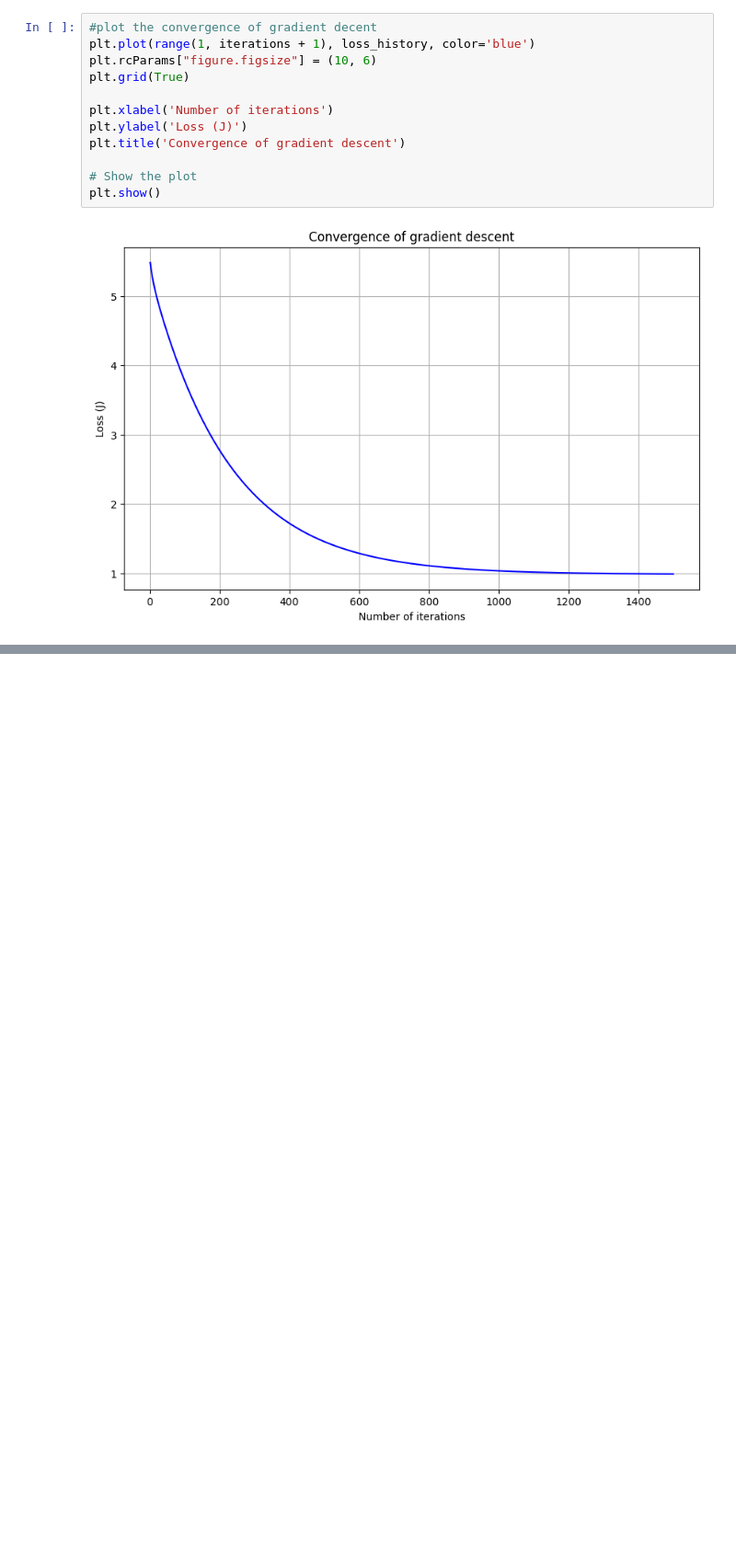
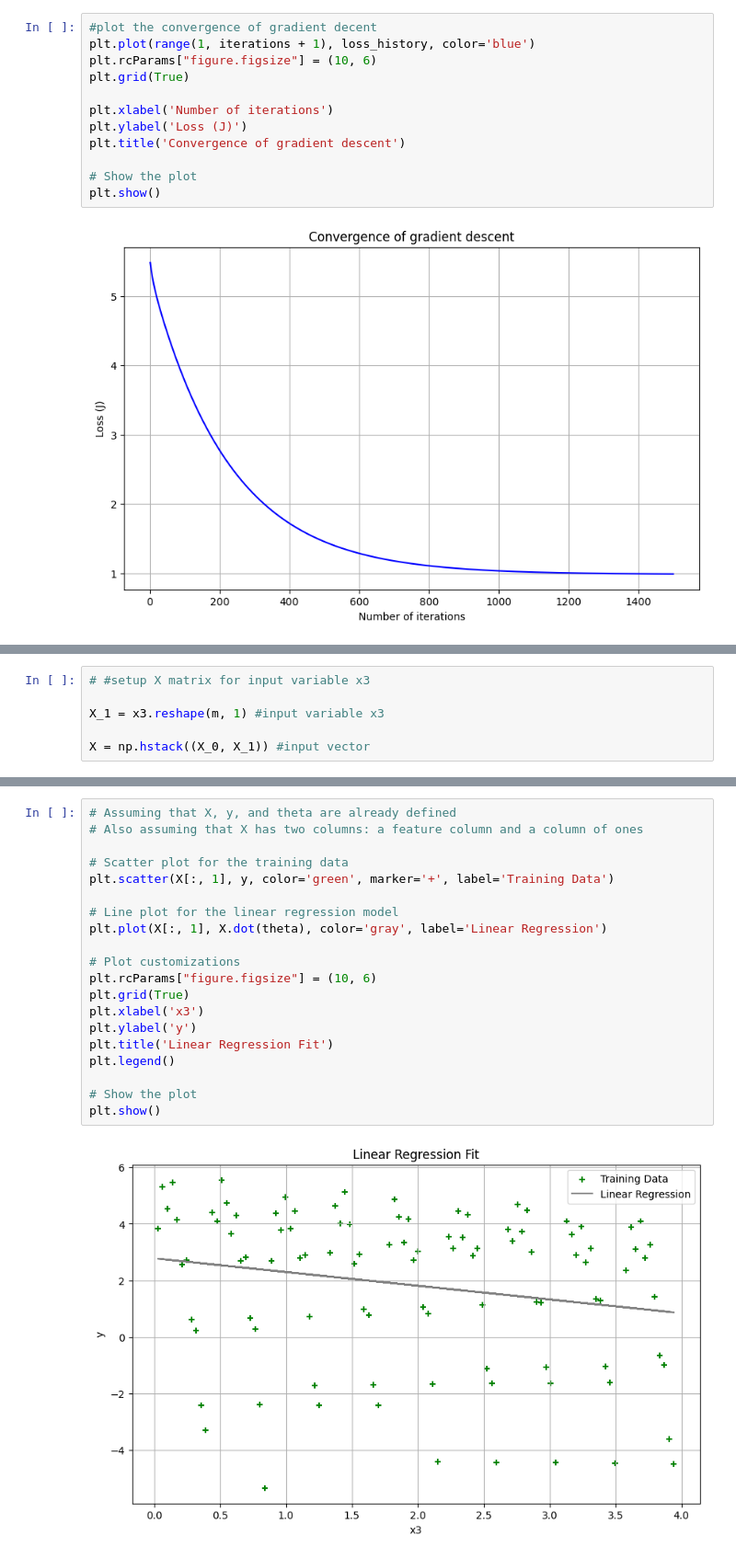
Before and after one commit to swetzel1/introduction_to_ml, a Jupyter notebook: hw1_problem1.ipynb, the cells around one changed output, grey strips where cells are left out. Shown at 92% size. Saved outputs shown, nothing was run; the diff lists cells and outputs as text; blank space fills up the shorter version.

```diff
--- a/hw1_problem1.ipynb
+++ b/hw1_problem1.ipynb
@@ -185,0 +241,6 @@ plt.show()
+# %%
+# #setup X matrix for input variable x3
+
+X_1 = x3.reshape(m, 1) #input variable x3
+
+X = np.hstack((X_0, X_1)) #input vector
@@ -185,0 +260,22 @@ plt.show()
+# %%
+# Assuming that X, y, and theta are already defined
+# Also assuming that X has two columns: a feature column and a column of ones
+
+# Scatter plot for the training data
+plt.scatter(X[:, 1], y, color='green', marker='+', label='Training Data')
+
+# Line plot for the linear regression model
+plt.plot(X[:, 1], X.dot(theta), color='gray', label='Linear Regression')
+
+# Plot customizations
+plt.rcParams["figure.figsize"] = (10, 6)
+plt.grid(True)
+plt.xlabel('x3')
+plt.ylabel('y')
+plt.title('Linear Regression Fit')
+plt.legend()
+
+# Show the plot
+plt.show()
+# %% [output]
+[figure, added]
```
Also changed, not shown: parts of 11 cells of this notebook.
